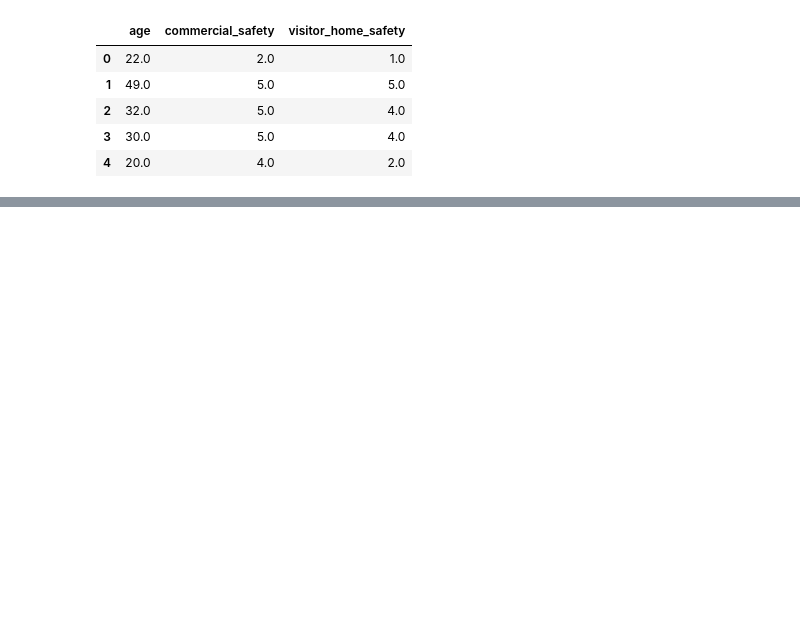
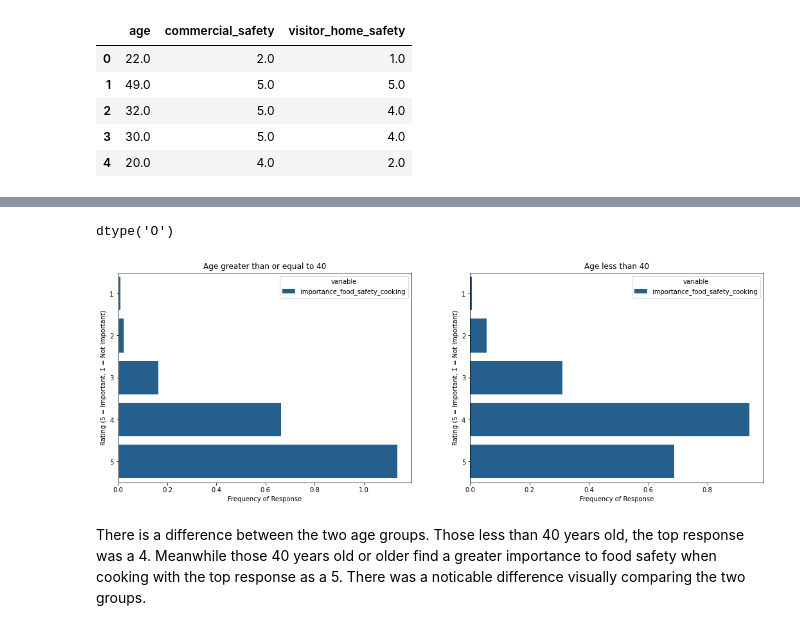
Before and after one commit to bjd9/washmeat, a Jupyter notebook: DEA_washmeat.ipynb, the cells around one changed output, grey strips where cells are left out. Drawn from its saved outputs; the diff is of its cells as text; code cells hidden in the pictures; blank space fills up the shorter version.

```diff
--- a/DEA_washmeat.ipynb
+++ b/DEA_washmeat.ipynb
@@ -1277,0 +1314,5 @@ safety_compare_age.head()
+# %%
+# overall safety by age
+overall_safety_age = df_survey.copy()
+overall_safety_age = overall_safety_age[['age','importance_food_safety_cooking']]
+overall_safety_age.head()
@@ -1277,0 +1326,47 @@ safety_compare_age.head()
+# %%
+# drop any NaN values
+overall_safety_age.dropna(inplace=True)
+
+# check data type
+overall_safety_age['importance_food_safety_cooking'].dtype
+# %% [output]
+dtype('O')
+# %%
+# convert 'importance_food_safety_cooking' to int
+overall_safety_age['importance_food_safety_cooking'] = overall_safety_age['importance_food_safety_cooking'].astype(int)
+# %%
+# drop rows with NaN in dataframe
+overall_safety_age.dropna(inplace=True)
+
+# melt df
+df3 = pd.melt(overall_safety_age, id_vars=['age'], value_vars=['importance_food_safety_cooking'])
+
+# create visualizations
+df3['value'] = df3['value'].astype('category')
+df_less_40 = df3[df3['age']<40].copy()
+df_less_40['rate'] = 2/len(df_less_40)
+df_more_40 = df3[df3['age']>=40].copy()
+df_more_40['rate'] = 2/len(df_more_40)
+
+# array with the colors
+colors = ['#1261A0', '#C21807']
+
+# Set custom color palette
+customPalette = sns.set_palette(sns.color_palette(colors))
+
+plt.figure(figsize=(18,6))
+plt.subplot(1, 2, 1) # 1 row, 2 cols, subplot 1
+sns.barplot(x="rate", y="value", hue='variable', data=df_more_40, estimator=sum, palette=customPalette);
+plt.title('Age greater than or equal to 40')
+plt.ylabel('Rating (5 = Important, 1 = Not Important)')
+plt.xlabel('Frequency of Response');
+
+plt.subplot(1, 2, 2) # 1 row, 2 cols, subplot 2
+sns.barplot(x="rate", y="value", hue='variable', data=df_less_40, estimator=sum);
+plt.title('Age less than 40')
+plt.ylabel('Rating (5 = Important, 1 = Not Important)')
+plt.xlabel('Frequency of Response');
+# %% [output]
+[figure, added]
+# %% [markdown]
+There is a difference between the two age groups. Those less than 40 years old, the top response was a 4. Meanwhile those 40 years old or older find a greater importance to food safety when cooking with the top response as a 5. There was a noticable difference visually comparing the two groups.
```
Also changed, not shown: parts of 8 cells of this notebook, 1 other file.
